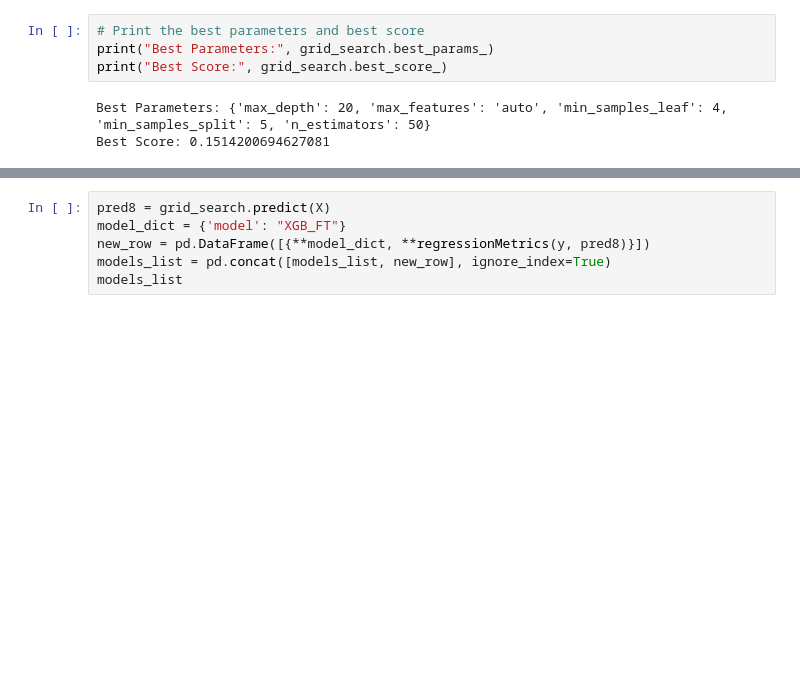
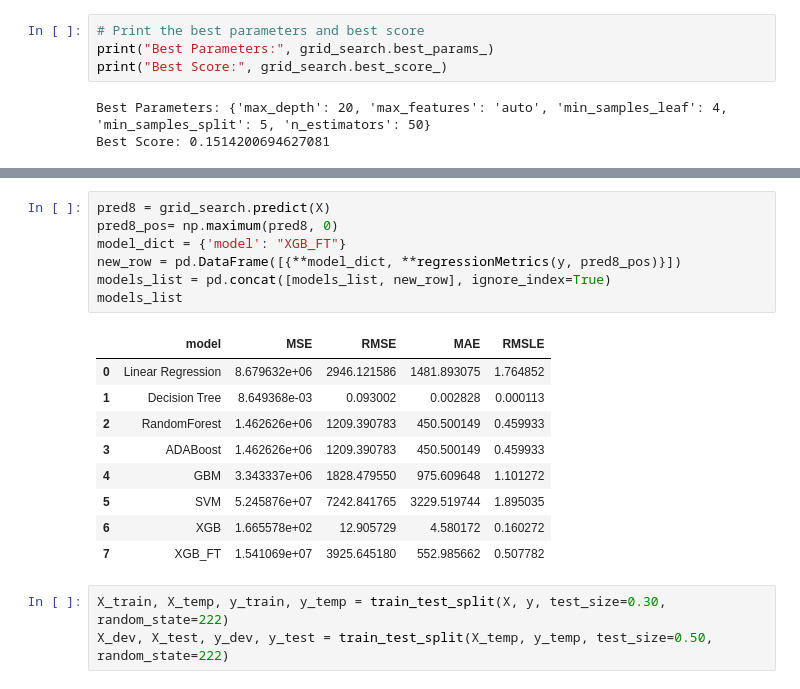
Before and after one commit to GaliS22/Dating-App--ML-Project, a Jupyter notebook: Model Selection and Fine-Tuning.ipynb, the cells around one changed output, grey strips where cells are left out. Saved outputs shown, nothing was run; the diff lists cells and outputs as text; blank space fills up the shorter version.

```diff
--- a/Model Selection and Fine-Tuning.ipynb
+++ b/Model Selection and Fine-Tuning.ipynb
@@ -271,6 +279,20 @@ print("Best Score (RMSLE):", grid_search.best_score_)
 # %%
 pred8 = grid_search.predict(X)
+pred8_pos= np.maximum(pred8, 0)
 model_dict = {'model': "XGB_FT"}
-new_row = pd.DataFrame([{**model_dict, **regressionMetrics(y, pred8)}])
+new_row = pd.DataFrame([{**model_dict, **regressionMetrics(y, pred8_pos)}])
 models_list = pd.concat([models_list, new_row], ignore_index=True)
 models_list
+# %% [output]
+|  | model | MSE | RMSE | MAE | RMSLE |
+| 0 | Linear Regression | 8.679632e+06 | 2946.121586 | 1481.893075 | 1.764852 |
+| 1 | Decision Tree | 8.649368e-03 | 0.093002 | 0.002828 | 0.000113 |
+| 2 | RandomForest | 1.462626e+06 | 1209.390783 | 450.500149 | 0.459933 |
+| 3 | ADABoost | 1.462626e+06 | 1209.390783 | 450.500149 | 0.459933 |
+| 4 | GBM | 3.343337e+06 | 1828.479550 | 975.609648 | 1.101272 |
+| 5 | SVM | 5.245876e+07 | 7242.841765 | 3229.519744 | 1.895035 |
+| 6 | XGB | 1.665578e+02 | 12.905729 | 4.580172 | 0.160272 |
+| 7 | XGB_FT | 1.541069e+07 | 3925.645180 | 552.985662 | 0.507782 |
+# %%
+X_train, X_temp, y_train, y_temp = train_test_split(X, y, test_size=0.30, random_state=222)
+X_dev, X_test, y_dev, y_test = train_test_split(X_temp, y_temp, test_size=0.50, random_state=222)
```
Also changed, not shown: parts of 19 cells of this notebook, 1 other file.
